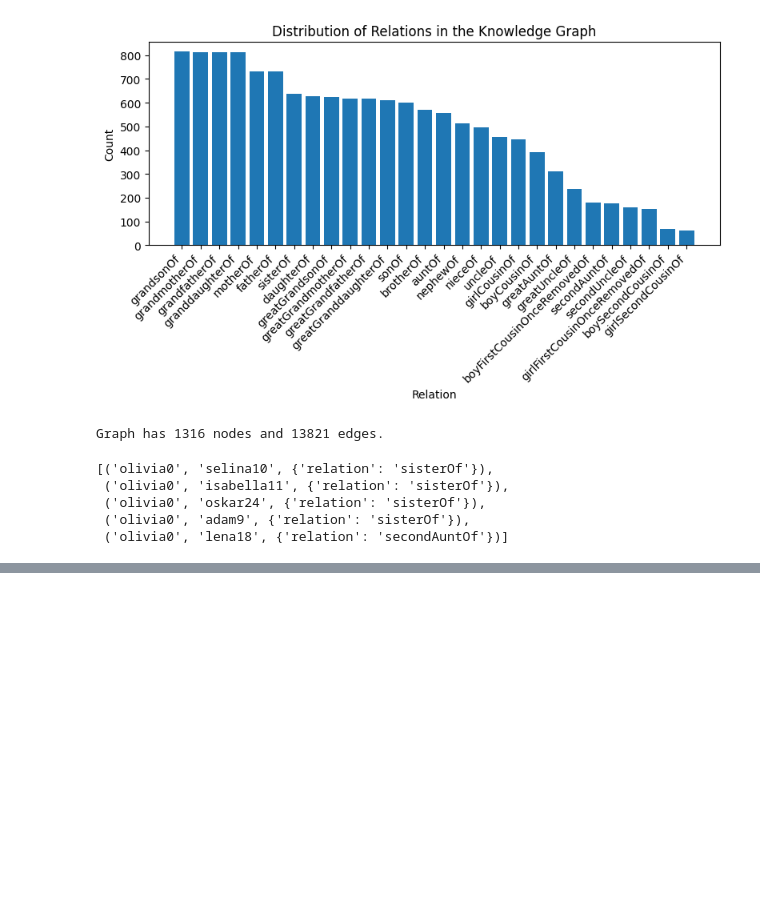
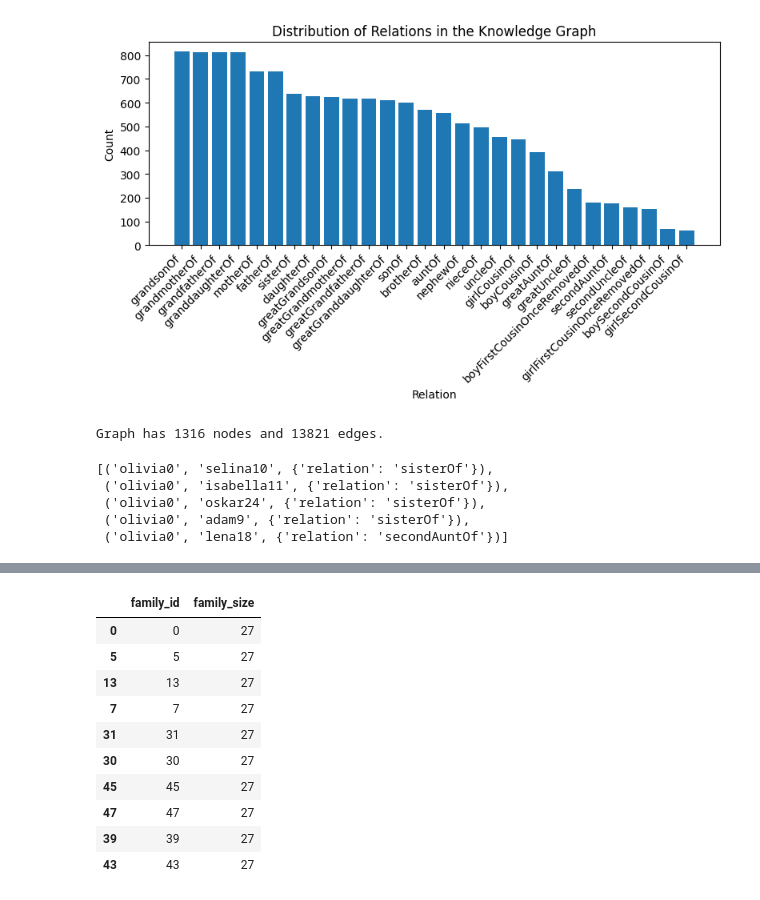
Before and after one commit to phanindragollapalli/A-Study-on-MetaFam-Knowledge-Graph, a Jupyter notebook: scripts/task-1.ipynb, the cells around one changed output, grey strips where cells are left out. Drawn from its saved outputs; the diff is of its cells as text; code cells hidden in the pictures; blank space fills up the shorter version.

```diff
--- a/scripts/task-1.ipynb
+++ b/scripts/task-1.ipynb
@@ -155,0 +449,14 @@ list(G.edges(data=True))[:5]
+# %%
+family_size_df.sort_values(by="family_size", ascending=False).head(10)
+# %% [output]
+|  | family_id | family_size |
+| 0 | 0 | 27 |
+| 5 | 5 | 27 |
+| 13 | 13 | 27 |
+| 7 | 7 | 27 |
+| 31 | 31 | 27 |
+| 30 | 30 | 27 |
+| 45 | 45 | 27 |
+| 47 | 47 | 27 |
+| 39 | 39 | 27 |
+| 43 | 43 | 27 |
```
Also changed, not shown: parts of 25 cells of this notebook.
